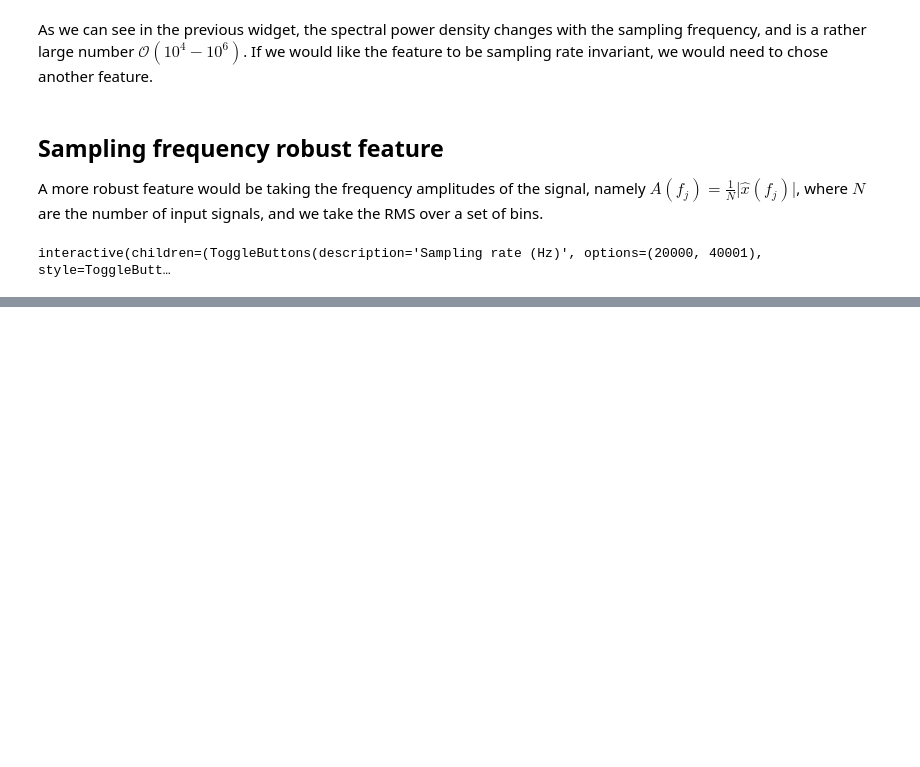
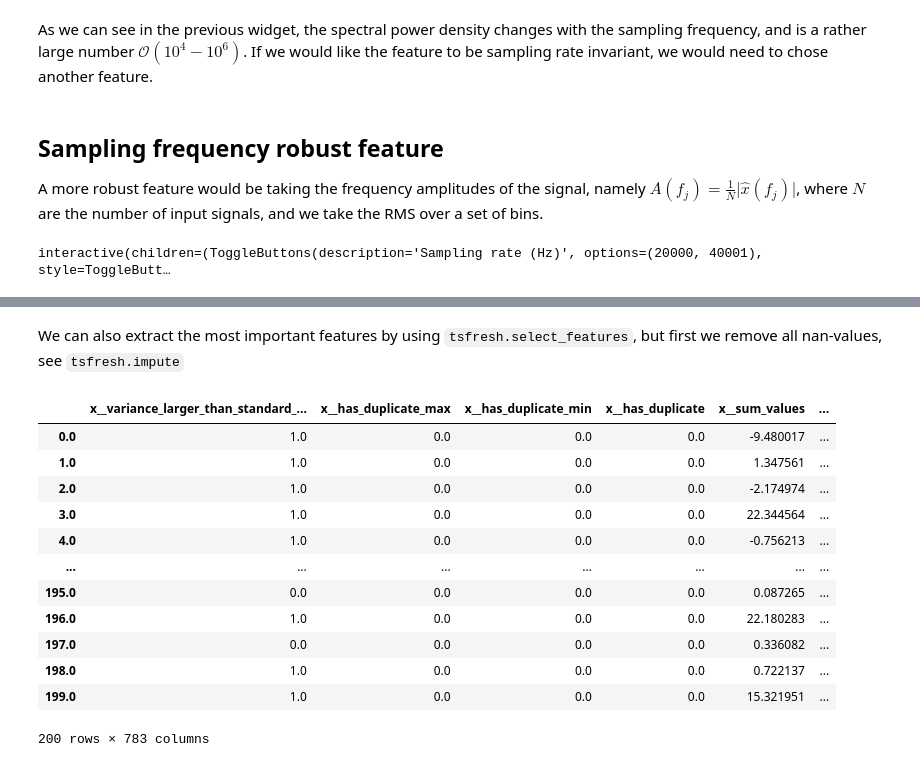
Before and after one commit to jorgensd/GearVibrationWorkshop, a Jupyter notebook: features.ipynb, the cells around one changed output, grey strips where cells are left out. Cells and saved outputs as stored; diff of their text form; code cells hidden in the pictures; blank space fills up the shorter version.

```diff
--- a/features.ipynb
+++ b/features.ipynb
@@ -128,0 +132,12 @@ interactive(children=(ToggleButtons(description='Sampling rate (Hz)', options=(2
+# %%
+def generate_noisy_signal(
+    sample_frequency: int,
+    amplitudes: npt.NDArray[np.float64],
+    frequencies: npt.NDArray[np.float64],
+    phases: npt.NDArray[np.float64], noise: float=1, T:float=2.):
+    N = int(T*sample_frequency)
+    t = np.linspace(0, T, N, endpoint=False)
+    assert len(frequencies) == len(phases)
+    assert len(amplitudes) == len(phases)
+    n = noise*np.random.randn(len(t))
+    return t, n+sum([A*np.cos(2*np.pi*f*t+p) for (A,f,p) in zip(amplitudes, frequencies, phases)])
@@ -128,0 +206,23 @@ interactive(children=(ToggleButtons(description='Sampling rate (Hz)', options=(2
+# %% [markdown]
+We can also extract the most important features by using `tsfresh.select_features`, but first we remove all nan-values, see `tsfresh.impute`
+# %%
+from tsfresh import select_features, extract_relevant_features
+from tsfresh.utilities.dataframe_functions import impute, impute_dataframe_zero, impute_dataframe_range
+import warnings
+warnings.simplefilter("ignore")
+impute(features)
+features
+# %% [output]
+|  | x__variance_larger_than_standard_... | x__has_duplicate_max | x__has_duplicate_min | x__has_duplicate | x__sum_values | ... |
+| 0.0 | 1.0 | 0.0 | 0.0 | 0.0 | -9.480017 | ... |
+| 1.0 | 1.0 | 0.0 | 0.0 | 0.0 | 1.347561 | ... |
+| 2.0 | 1.0 | 0.0 | 0.0 | 0.0 | -2.174974 | ... |
+| 3.0 | 1.0 | 0.0 | 0.0 | 0.0 | 22.344564 | ... |
+| 4.0 | 1.0 | 0.0 | 0.0 | 0.0 | -0.756213 | ... |
+| ... | ... | ... | ... | ... | ... | ... |
+| 195.0 | 0.0 | 0.0 | 0.0 | 0.0 | 0.087265 | ... |
+| 196.0 | 1.0 | 0.0 | 0.0 | 0.0 | 22.180283 | ... |
+| 197.0 | 0.0 | 0.0 | 0.0 | 0.0 | 0.336082 | ... |
+| 198.0 | 1.0 | 0.0 | 0.0 | 0.0 | 0.722137 | ... |
+| 199.0 | 1.0 | 0.0 | 0.0 | 0.0 | 15.321951 | ... |
+200 rows × 783 columns
```
Also changed, not shown: parts of 11 cells of this notebook, 1 other file.
